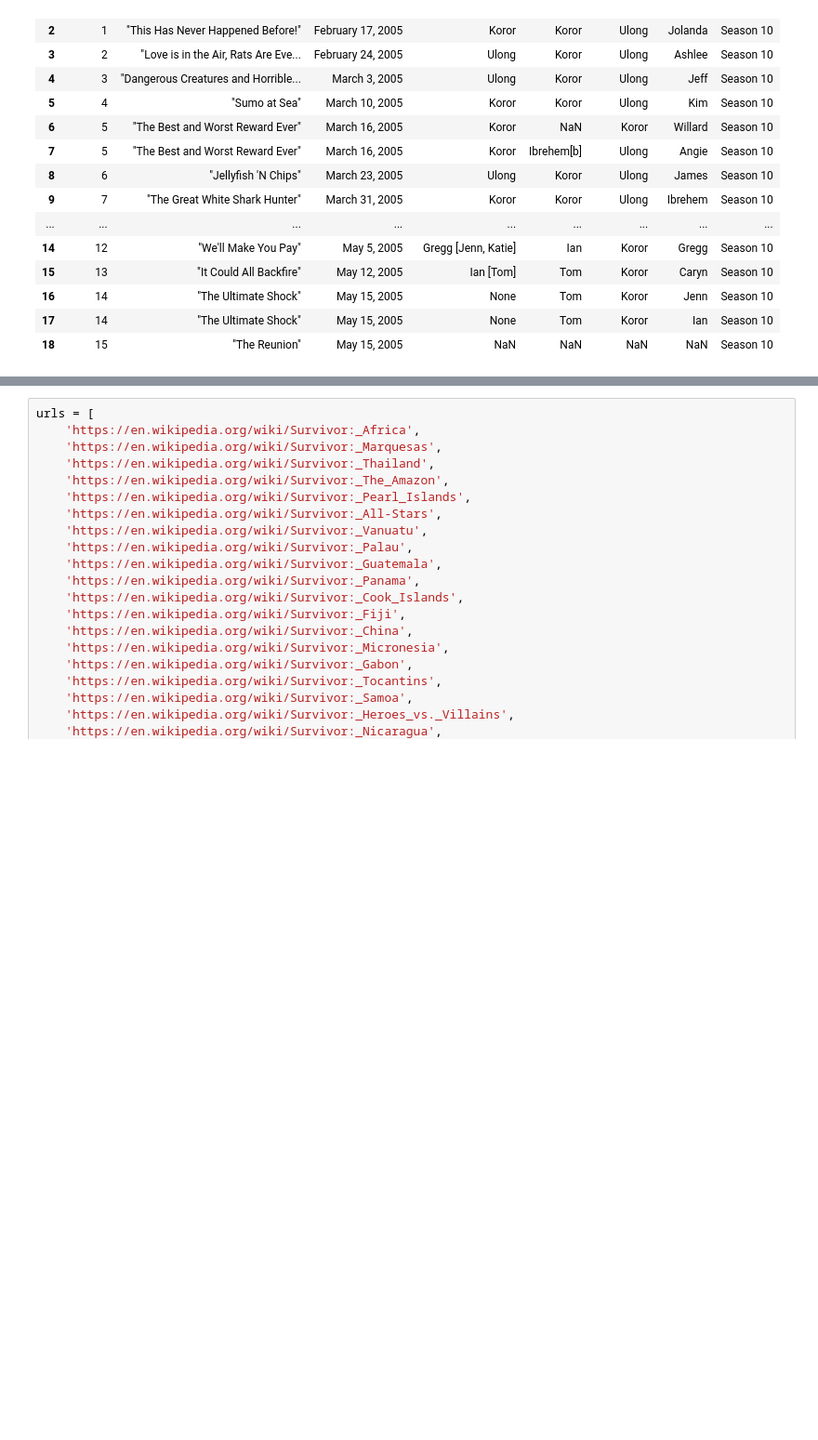
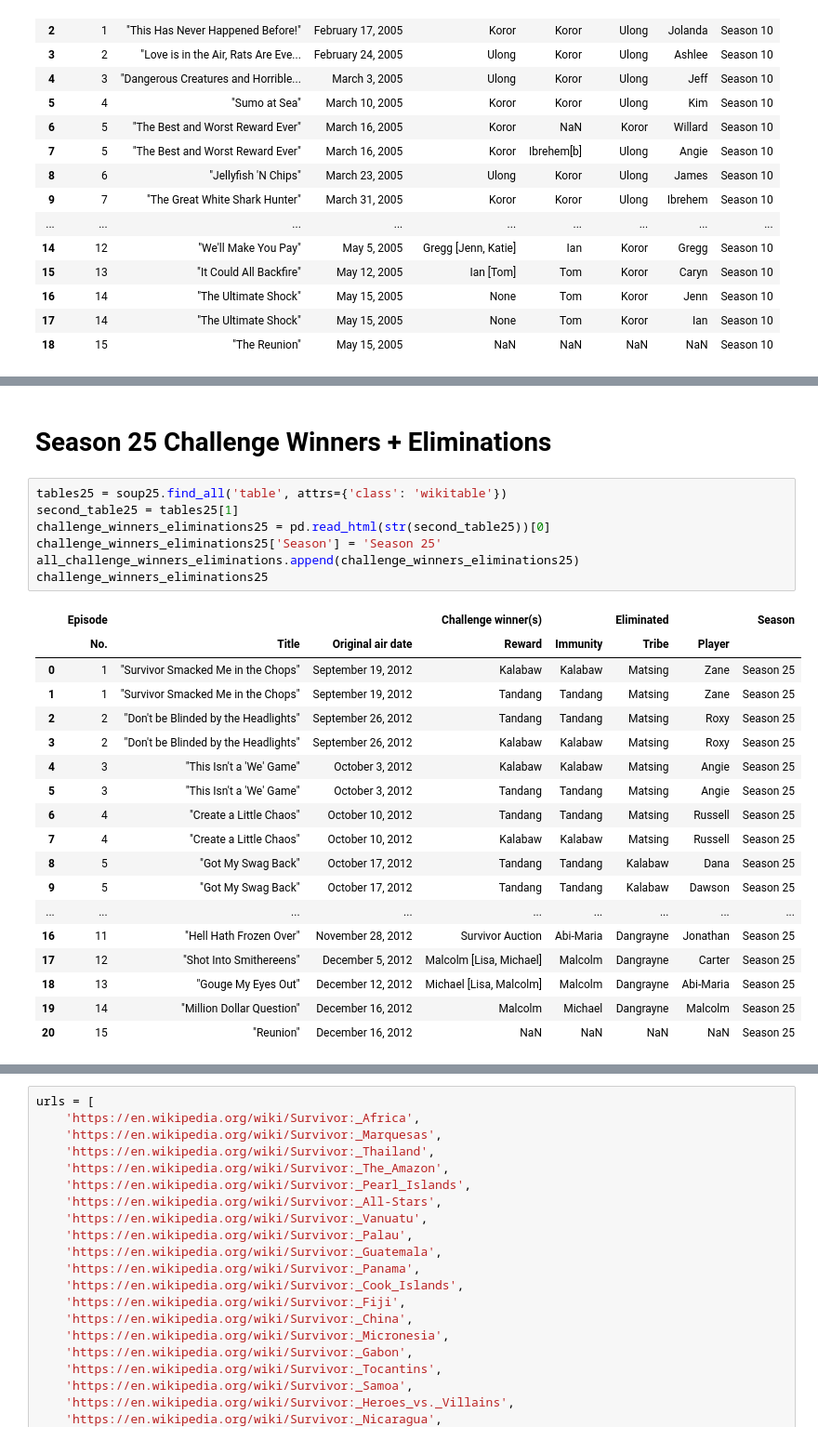
Before and after one commit to Erica-Exotica/DA8-capstone, a Jupyter notebook: notebook/CapstoneV2.ipynb, the cells around one changed output, grey strips where cells are left out. Shown at 93% size. Drawn from its saved outputs; the diff is of its cells as text; blank space fills up the shorter version.

```diff
--- a/notebook/CapstoneV2.ipynb
+++ b/notebook/CapstoneV2.ipynb
@@ -1555,0 +1602,28 @@ challenge_winners_eliminations23
+# %% [markdown]
+# Season 25 Challenge Winners + Eliminations
+# %%
+tables25 = soup25.find_all('table', attrs={'class': 'wikitable'})
+second_table25 = tables25[1]
+challenge_winners_eliminations25 = pd.read_html(str(second_table25))[0]
+challenge_winners_eliminations25['Season'] = 'Season 25'
+all_challenge_winners_eliminations.append(challenge_winners_eliminations25)
+challenge_winners_eliminations25
+# %% [output]
+|  | Episode |  |  | Challenge winner(s) |  | Eliminated |  | Season |
+|  | No. | Title | Original air date | Reward | Immunity | Tribe | Player |  |
+| 0 | 1 | "Survivor Smacked Me in the Chops" | September 19, 2012 | Kalabaw | Kalabaw | Matsing | Zane | Season 25 |
+| 1 | 1 | "Survivor Smacked Me in the Chops" | September 19, 2012 | Tandang | Tandang | Matsing | Zane | Season 25 |
+| 2 | 2 | "Don't be Blinded by the Headlights" | September 26, 2012 | Tandang | Tandang | Matsing | Roxy | Season 25 |
+| 3 | 2 | "Don't be Blinded by the Headlights" | September 26, 2012 | Kalabaw | Kalabaw | Matsing | Roxy | Season 25 |
+| 4 | 3 | "This Isn't a 'We' Game" | October 3, 2012 | Kalabaw | Kalabaw | Matsing | Angie | Season 25 |
+| 5 | 3 | "This Isn't a 'We' Game" | October 3, 2012 | Tandang | Tandang | Matsing | Angie | Season 25 |
+| 6 | 4 | "Create a Little Chaos" | October 10, 2012 | Tandang | Tandang | Matsing | Russell | Season 25 |
+| 7 | 4 | "Create a Little Chaos" | October 10, 2012 | Kalabaw | Kalabaw | Matsing | Russell | Season 25 |
+| 8 | 5 | "Got My Swag Back" | October 17, 2012 | Tandang | Tandang | Kalabaw | Dana | Season 25 |
+| 9 | 5 | "Got My Swag Back" | October 17, 2012 | Tandang | Tandang | Kalabaw | Dawson | Season 25 |
+| ... | ... | ... | ... | ... | ... | ... | ... | ... |
+| 16 | 11 | "Hell Hath Frozen Over" | November 28, 2012 | Survivor Auction | Abi-Maria | Dangrayne | Jonathan | Season 25 |
+| 17 | 12 | "Shot Into Smithereens" | December 5, 2012 | Malcolm [Lisa, Michael] | Malcolm | Dangrayne | Carter | Season 25 |
+| 18 | 13 | "Gouge My Eyes Out" | December 12, 2012 | Michael [Lisa, Malcolm] | Malcolm | Dangrayne | Abi-Maria | Season 25 |
+| 19 | 14 | "Million Dollar Question" | December 16, 2012 | Malcolm | Michael | Dangrayne | Malcolm | Season 25 |
+| 20 | 15 | "Reunion" | December 16, 2012 | NaN | NaN | NaN | NaN | Season 25 |
```
Also changed, not shown: parts of 127 cells of this notebook.
